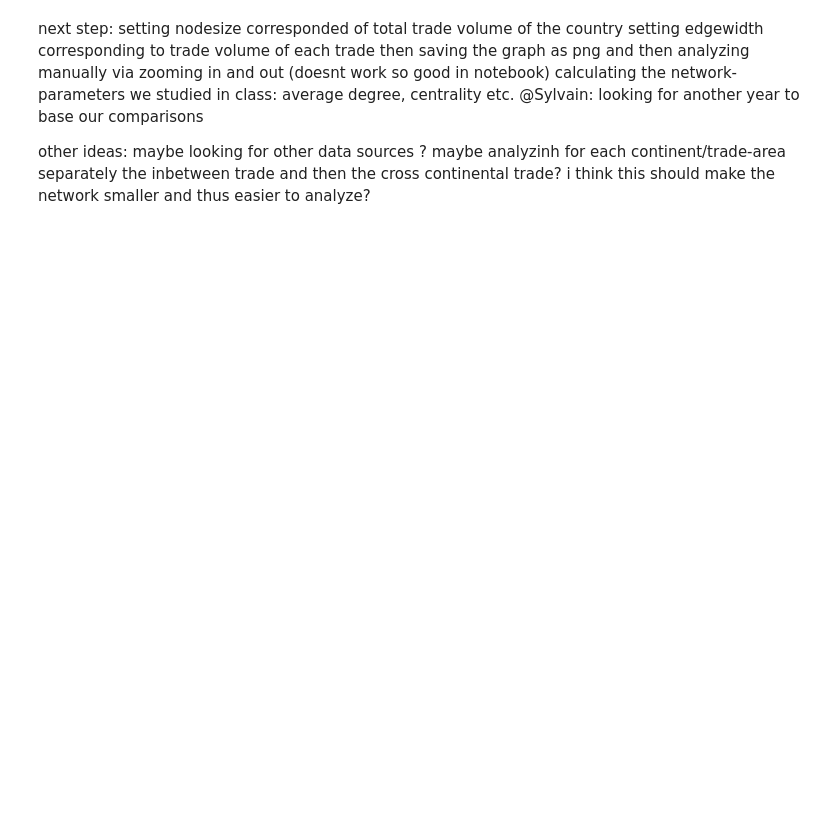
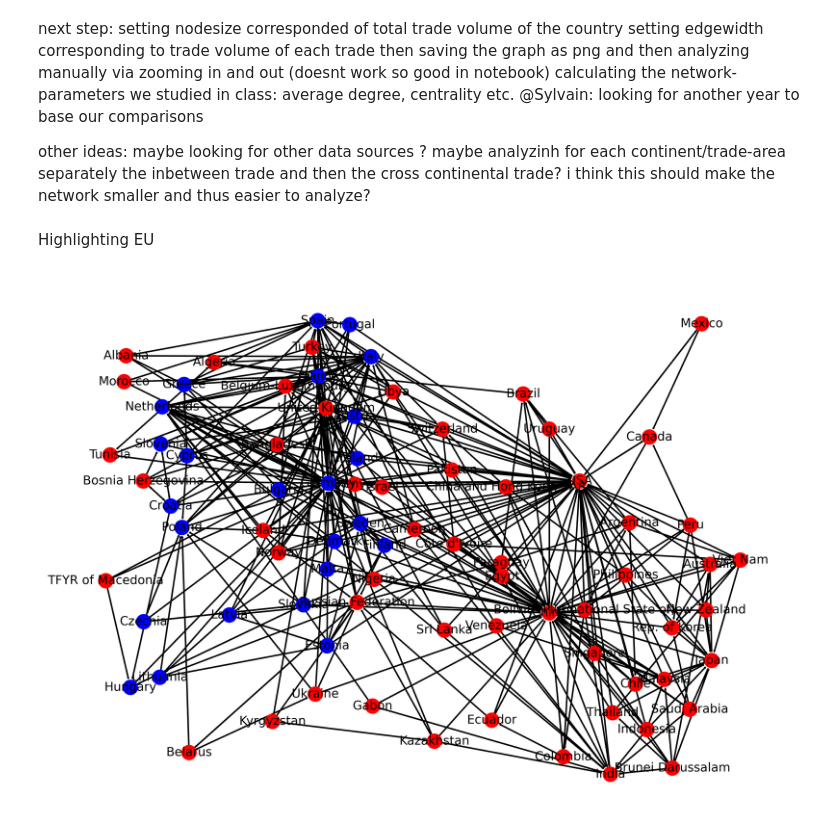
Before and after one commit to dusylvain/science_reseau_exportation, a Jupyter notebook: 2_construct_graph.ipynb, the cells around one changed output. Saved outputs shown, nothing was run; the diff lists cells and outputs as text; code cells hidden in the pictures; blank space fills up the shorter version.

Commit message:
shorter country names and EU

```diff
--- a/2_construct_graph.ipynb
+++ b/2_construct_graph.ipynb
@@ -197,3 +200,31 @@ other ideas:
 maybe looking for other data sources ?
 maybe analyzinh for each continent/trade-area separately the inbetween trade and then the cross continental trade?
 i think this should make the network smaller and thus easier to analyze?
+# %% [markdown]
+Highlighting EU
+# %%
+liste_UE=['Germany', 'Spain', 'Greece', 'Italy','France','Netherlands', 'Poland','Austria', 'Croatia', 'Slovenia',
+         'Slovakia','Sweden','Portugal', 'Finland', 'Lithuania', 'Latvia',
+       'Belgium', 'Ireland', 'Bulgaria', 'Cyprus','Hungary', 'Denmark','Estonia','Czechia','Bulgaria','Cyprus','Malta']
+def is_in_UE(x):
+    if x in liste_UE :
+        return 'blue'
+    else :
+        return 'red'
+# %%
+Graph_2020_UE=nx.MultiDiGraph()
+Graph_2020_UE = nx.from_pandas_edgelist(data_relevant, 'exporter_name', 'importer_name', True, nx.MultiDiGraph())
+color_UE=list(pd.DataFrame(Graph_2020_UE.nodes())[0].apply(is_in_UE))
+plt.figure(3, figsize=(70,50))
+nx.draw(Graph_2020_UE,
+        with_labels=True,
+        font_size=80,
+        node_color=color_UE,
+        node_size=10000, #this should be dependent of exporter volume, or maybe log of exportervolume
+        width = 10
+        #this should be dependent on trade volume
+       )
+# plt.savefig('graph_2020.png', dpi=300, bbox_inches='tight')
+plt.show()
+# %% [output]
+[figure, added]
```
Also changed, not shown: parts of 2 cells of this notebook, 7 other files.
